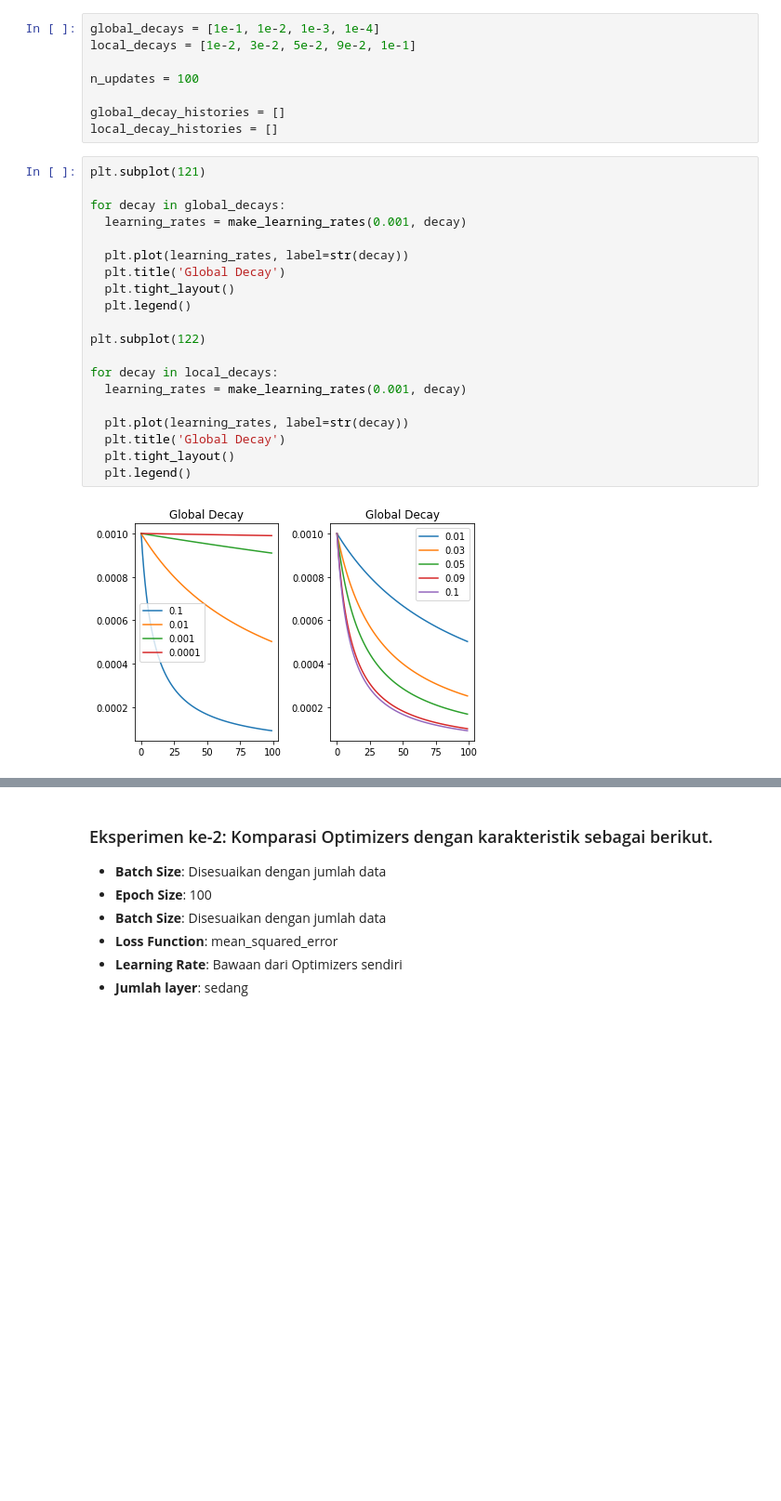
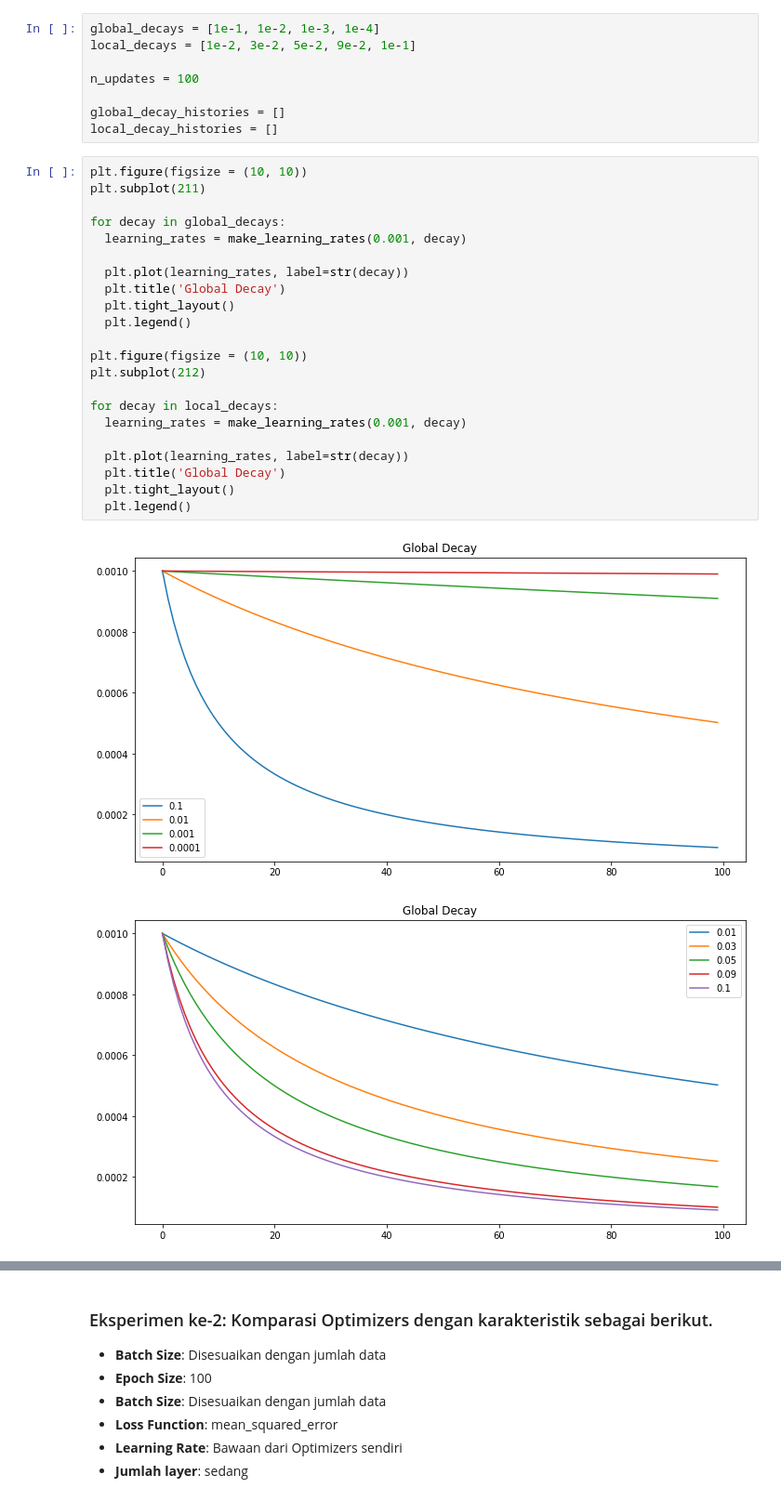
Before and after one commit to MaxZx3000/Forest-Fire, a Jupyter notebook: Final_Project_Forest_Fire_Classifier_(Anthony_Kevin_Oktavius).ipynb, the cells around one changed output, grey strips where cells are left out. Shown at 93% size. Cells and saved outputs as stored; diff of their text form; blank space fills up the shorter version.

```diff
--- a/Final_Project_Forest_Fire_Classifier_(Anthony_Kevin_Oktavius).ipynb
+++ b/Final_Project_Forest_Fire_Classifier_(Anthony_Kevin_Oktavius).ipynb
@@ -608,24 +608,27 @@ n_updates = 100
 global_decay_histories = []
 local_decay_histories = []
 # %%
-plt.subplot(121)
+plt.figure(figsize = (10, 10))
+plt.subplot(211)
 
 for decay in global_decays:
   learning_rates = make_learning_rates(0.001, decay)
 
   plt.plot(learning_rates, label=str(decay))
   plt.title('Global Decay')
   plt.tight_layout()
   plt.legend()
 
-plt.subplot(122)
+plt.figure(figsize = (10, 10))
+plt.subplot(212)
 
 for decay in local_decays:
   learning_rates = make_learning_rates(0.001, decay)
 
   plt.plot(learning_rates, label=str(decay))
   plt.title('Global Decay')
   plt.tight_layout()
   plt.legend()
 # %% [output]
-[figure, old version]
+[figure, new version]
+[figure, added]
```
Also changed, not shown: parts of 4 cells of this notebook.
